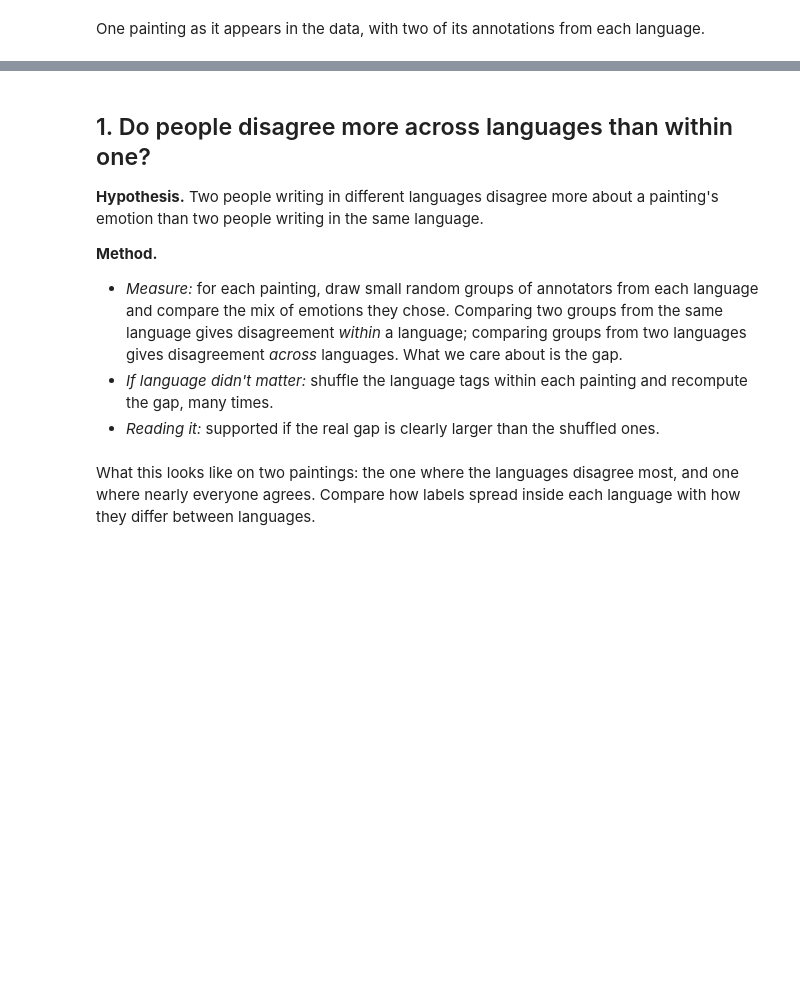
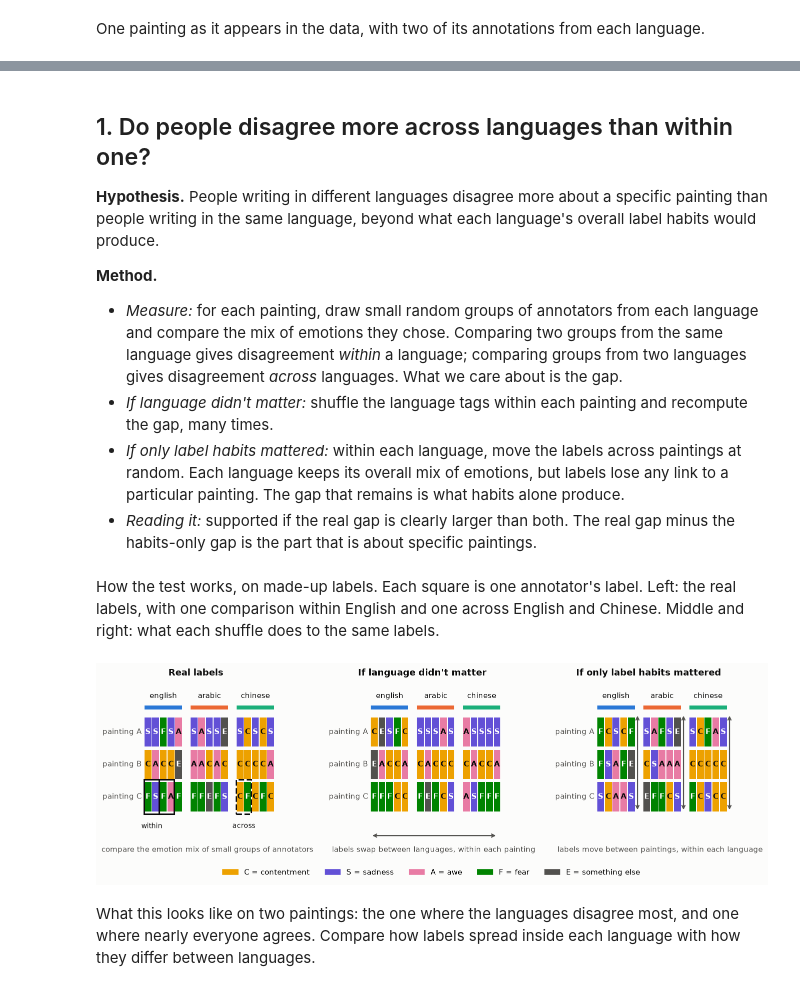
Before and after one commit to machinic-hetarchy/HCML-CBM, a Jupyter notebook: notebooks/01_tuesday_poc.ipynb, the cells around one changed output, grey strips where cells are left out. Drawn from its saved outputs; the diff is of its cells as text; code cells hidden in the pictures; blank space fills up the shorter version.

```diff
--- a/notebooks/01_tuesday_poc.ipynb
+++ b/notebooks/01_tuesday_poc.ipynb
@@ -144,8 +153,9 @@ show.show(
 # %% [markdown]
 ## 1. Do people disagree more across languages than within one?
 
-**Hypothesis.** Two people writing in different languages disagree more about a
-painting's emotion than two people writing in the same language.
+**Hypothesis.** People writing in different languages disagree more about a specific
+painting than people writing in the same language, beyond what each language's overall
+label habits would produce.
 
 **Method.**
 
@@ -155,7 +165,21 @@ painting's emotion than two people writing in the same language.
   languages gives disagreement *across* languages. What we care about is the gap.
 - *If language didn't matter:* shuffle the language tags within each painting and
   recompute the gap, many times.
-- *Reading it:* supported if the real gap is clearly larger than the shuffled ones.
+- *If only label habits mattered:* within each language, move the labels across
+  paintings at random. Each language keeps its overall mix of emotions, but labels lose
+  any link to a particular painting. The gap that remains is what habits alone produce.
+- *Reading it:* supported if the real gap is clearly larger than both. The real gap
+  minus the habits-only gap is the part that is about specific paintings.
+# %% [markdown]
+How the test works, on made-up labels. Each square is one annotator's label. Left: the
+real labels, with one comparison within English and one across English and Chinese.
+Middle and right: what each shuffle does to the same labels.
+# %%
+fig = diagrams.disagreement_method()
+plots.savefig(fig, "method_1_disagreement")
+plt.show()
+# %% [output]
+[figure, added]
 # %% [markdown]
 What this looks like on two paintings: the one where the languages disagree most, and
 one where nearly everyone agrees. Compare how labels spread inside each language with
```
Also changed, not shown: parts of 68 cells of this notebook, 22 other files.
